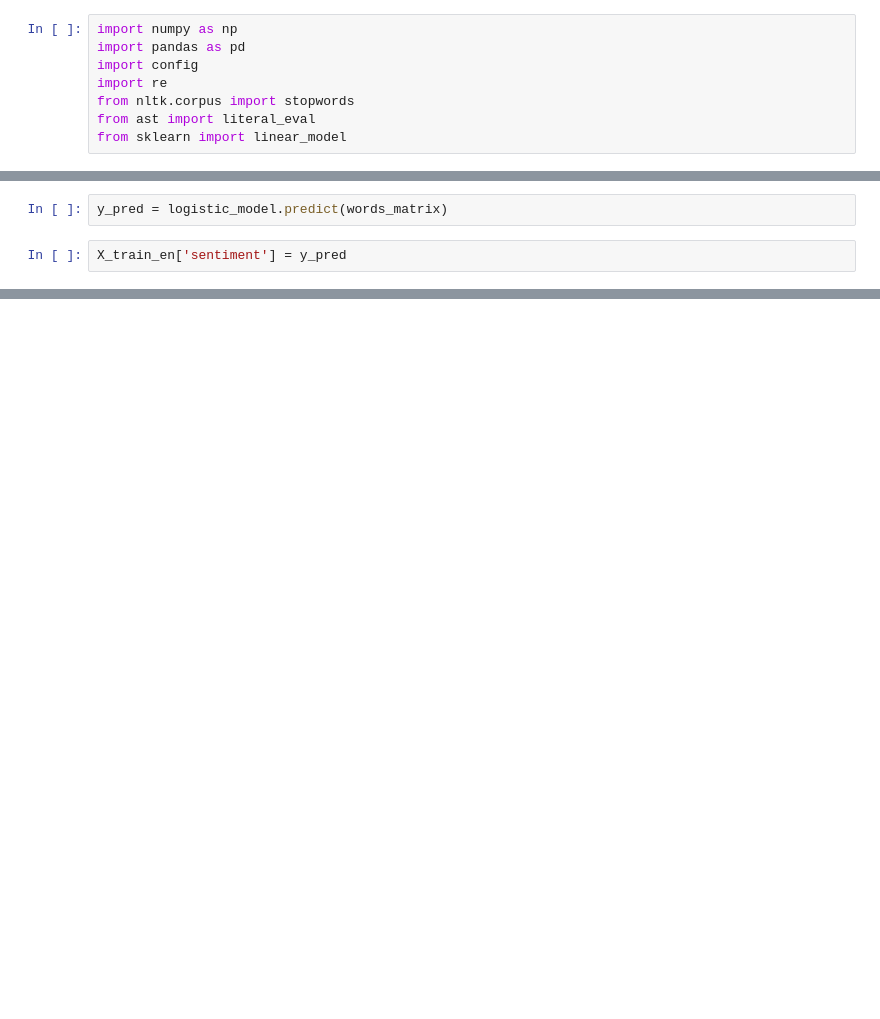
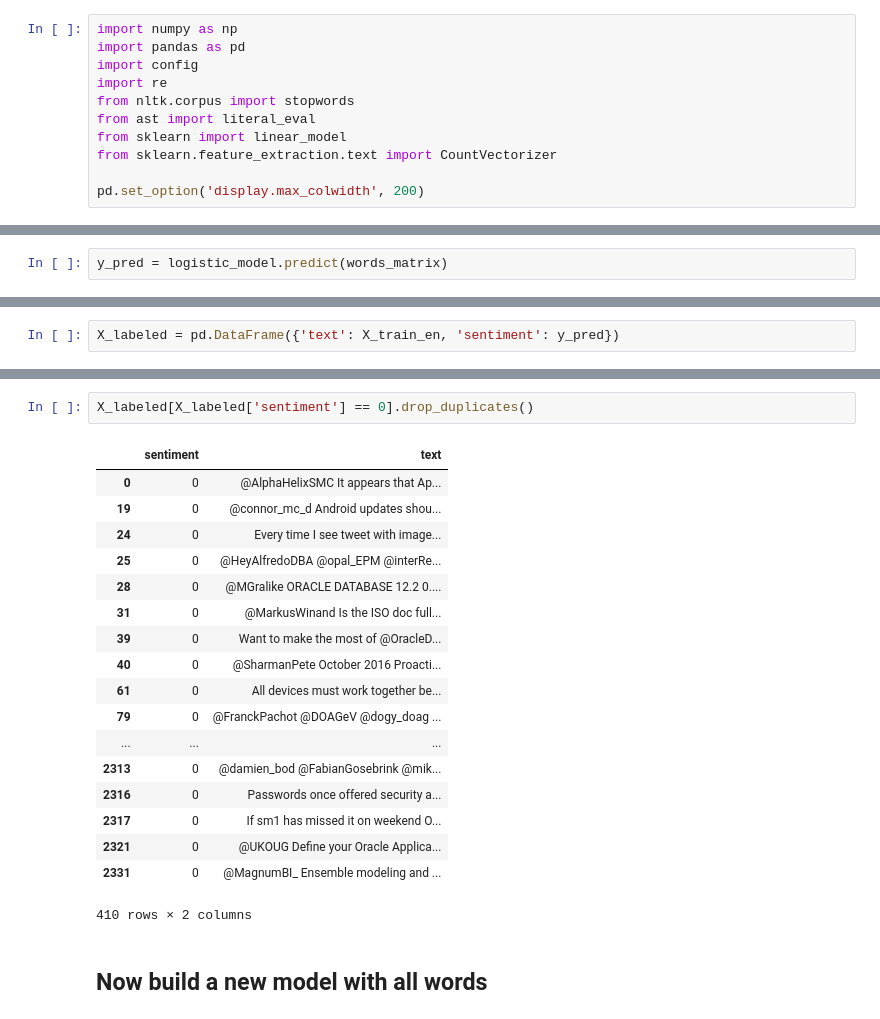
Before and after one commit to skeydan/twitter_topics, a Jupyter notebook: create_sentiment_dataset.ipynb, the cells around one changed output, grey strips where cells are left out. Drawn from its saved outputs; the diff is of its cells as text; blank space fills up the shorter version.

Commit message:
create sentiment dataset

```diff
--- a/create_sentiment_dataset.ipynb
+++ b/create_sentiment_dataset.ipynb
@@ -11,5 +11,8 @@ import re
 from nltk.corpus import stopwords
 from ast import literal_eval
 from sklearn import linear_model
+from sklearn.feature_extraction.text import CountVectorizer
+
+pd.set_option('display.max_colwidth', 200)
 # %%
 english_file = "{}/data/twitter/tweets/trivadis/2016-11_english.csv".format(config.dir_prefix)
@@ -49,4 +48,2 @@ words_matrix
 # %%
 y_pred = logistic_model.predict(words_matrix)
-# %%
-X_train_en['sentiment'] = y_pred
@@ -72,0 +54,2 @@ Name: text_wo_#, dtype: object
+# %%
+X_labeled = pd.DataFrame({'text': X_train_en, 'sentiment': y_pred})
@@ -72,0 +77,23 @@ Name: text_wo_#, dtype: object
+# %%
+X_labeled[X_labeled['sentiment'] == 0].drop_duplicates()
+# %% [output]
+|  | sentiment | text |
+| 0 | 0 | @AlphaHelixSMC It appears that Ap... |
+| 19 | 0 | @connor_mc_d Android updates shou... |
+| 24 | 0 | Every time I see tweet with image... |
+| 25 | 0 | @HeyAlfredoDBA @opal_EPM @interRe... |
+| 28 | 0 | @MGralike ORACLE DATABASE 12.2 0.... |
+| 31 | 0 | @MarkusWinand Is the ISO doc full... |
+| 39 | 0 | Want to make the most of @OracleD... |
+| 40 | 0 | @SharmanPete October 2016 Proacti... |
+| 61 | 0 | All devices must work together be... |
+| 79 | 0 | @FranckPachot @DOAGeV @dogy_doag ... |
+| ... | ... | ... |
+| 2313 | 0 | @damien_bod @FabianGosebrink @mik... |
+| 2316 | 0 | Passwords once offered security a... |
+| 2317 | 0 | If sm1 has missed it on weekend O... |
+| 2321 | 0 | @UKOUG Define your Oracle Applica... |
+| 2331 | 0 | @MagnumBI_ Ensemble modeling and ... |
+410 rows × 2 columns
+# %% [markdown]
+## Now build a new model with all words
```
Also changed, not shown: parts of 9 cells of this notebook, 3 other files.
